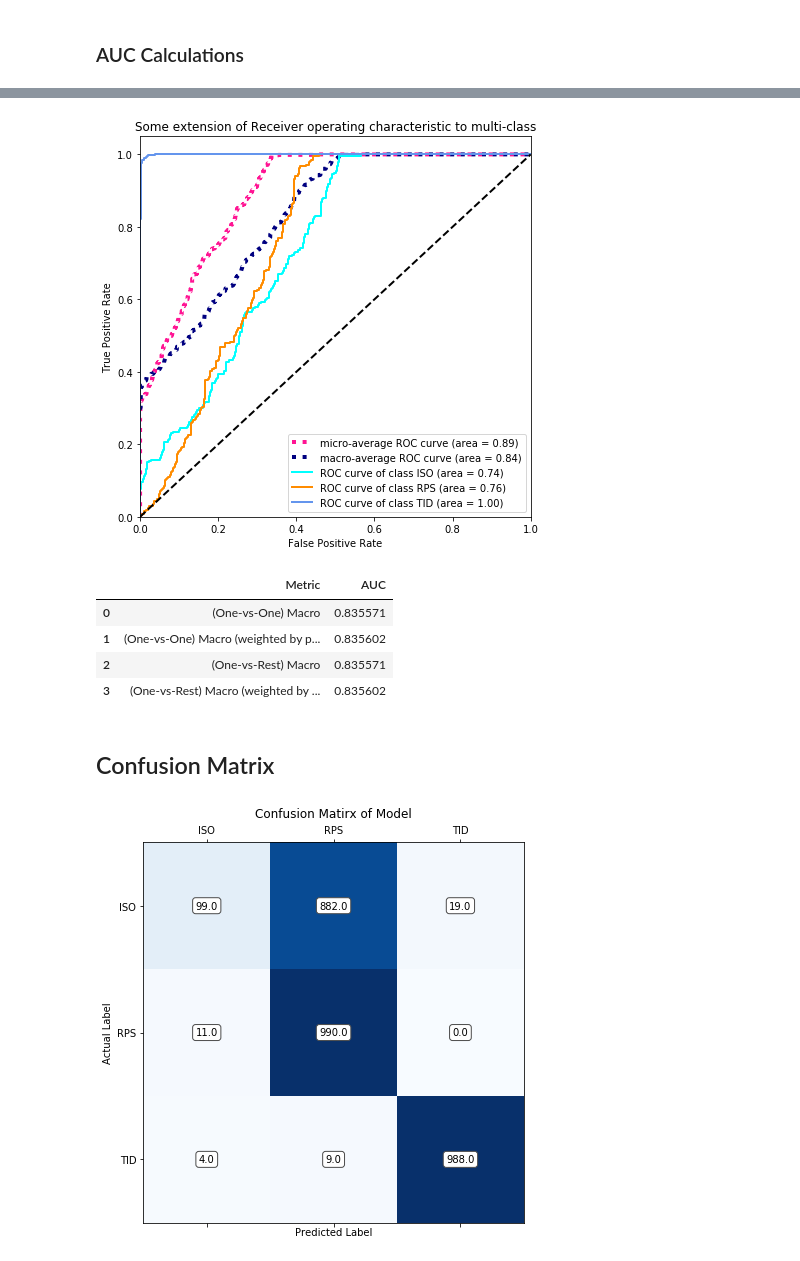
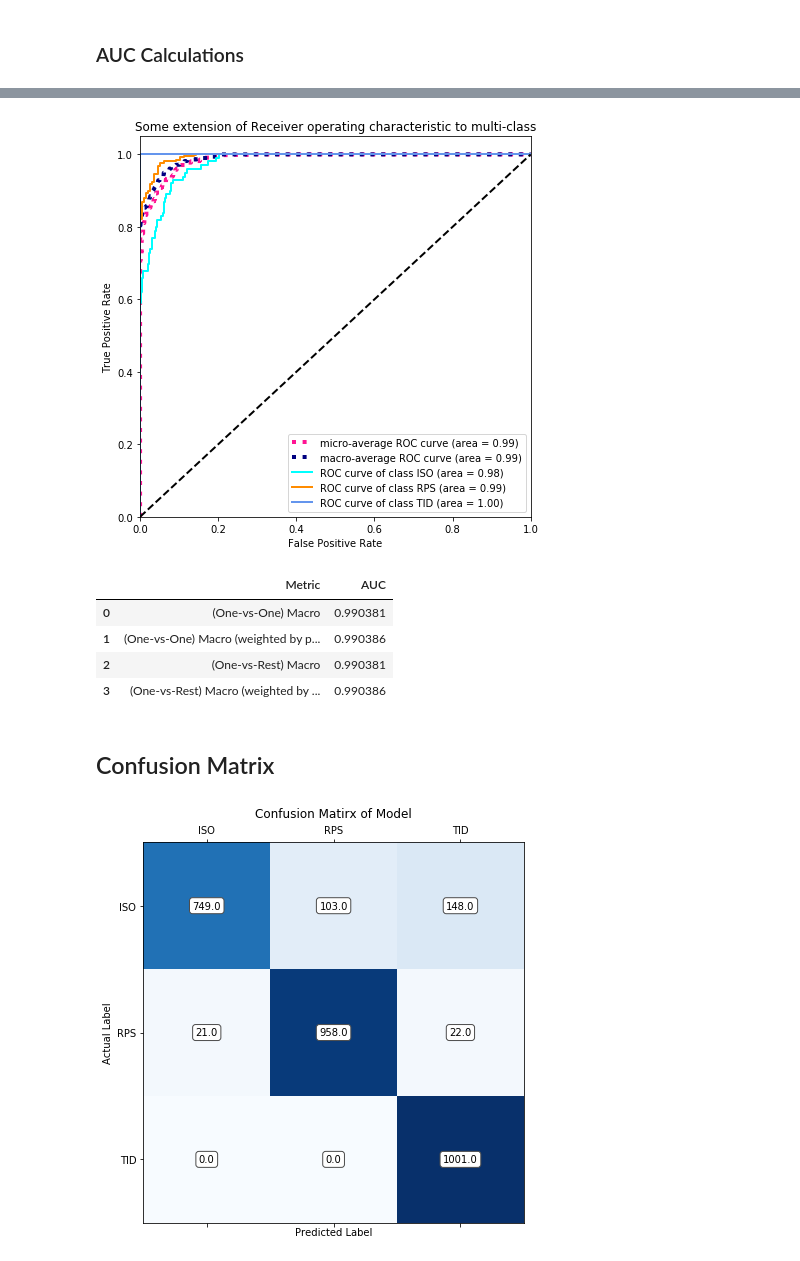
Before and after one commit to asafsilman/GalaxyEnvironmentAnalysis, a Jupyter notebook: notebooks/eda/1.1-AS-model-evaulation.ipynb, the cells around one changed output, grey strips where cells are left out. Saved outputs shown, nothing was run; the diff lists cells and outputs as text; code cells hidden in the pictures.

```diff
--- a/notebooks/eda/1.1-AS-model-evaulation.ipynb
+++ b/notebooks/eda/1.1-AS-model-evaulation.ipynb
@@ -29,6 +29,6 @@ def load_model(model_name: str, model_directory: Path):
 
     return loaded_model
 # %%
-config = load_config("../../config/1.0-2_channel_star_star_velocity.yml")
+config = load_config("../../config/1.0-TID-RPS-ISO-m3.yml")
 # %%
 model = load_model(config['model_name'], Path("../../models"))
@@ -37,7 +56,8 @@ data_processed_path = Path(config.get('data_processed_path', 'data/processed'))
 # data_processed_path = Path(config.get('data_processed_path', 'data/processed')) / 'TID-RPS-ISO-m3'
 
 
-test_data_set = load_data_set(config, Path("../..")/data_processed_path/'test')
+# test_data_set = load_data_set(config, Path("../..")/data_processed_path/'test')
+test_data_set = load_data_set(config, Path("../..")/'data/interim')
 # %%
 predict = []
 correct = []
@@ -50,7 +70,9 @@ classes_count = [0] * n_classes
 # %%
 SAMPLES_PER_CLASS = 1000
 
-for image, label in test_data_set.take(500):
+tid_image = []
+
+for image, label in test_data_set.take(1000):
     predictions = model.predict(image)
 
     for i in range(predictions.shape[0]):
@@ -71,8 +93,10 @@ for image, label in test_data_set.take(500):
 
 
         if all(map(lambda x: x >=SAMPLES_PER_CLASS, classes_count)):
+        # if sum(classes_count) >= SAMPLES_PER_CLASS:
             break
     if all(map(lambda x: x >=SAMPLES_PER_CLASS, classes_count)):
+    # if sum(classes_count) >= SAMPLES_PER_CLASS:
             break
 # %% [markdown]
 ### AUC Calculations
@@ -158,7 +182,7 @@ plt.title('Some extension of Receiver operating characteristic to multi-class')
 plt.legend(loc="lower right")
 plt.show()
 # %% [output]
-[figure, old version]
+[figure, new version]
 # %%
 macro_roc_auc_ovo = roc_auc_score(correct_history, prediction_history, multi_class="ovo",
                                   average="macro")
@@ -185,37 +209,37 @@ data = [
 pd.DataFrame(data, columns=["Metric", "AUC"])
 # %% [output]
 |  | Metric | AUC |
-| 0 | (One-vs-One) Macro | 0.835571 |
-| 1 | (One-vs-One) Macro (weighted by p... | 0.835602 |
-| 2 | (One-vs-Rest) Macro | 0.835571 |
-| 3 | (One-vs-Rest) Macro (weighted by ... | 0.835602 |
+| 0 | (One-vs-One) Macro | 0.990381 |
+| 1 | (One-vs-One) Macro (weighted by p... | 0.990386 |
+| 2 | (One-vs-Rest) Macro | 0.990381 |
+| 3 | (One-vs-Rest) Macro (weighted by ... | 0.990386 |
 # %% [markdown]
 ## Confusion Matrix
 # %%
-conf_mtrx = confusion_matrix(correct, predict)
 labels = sorted(config.get('data_labels', {}).values())
+conf_mtrx = confusion_matrix(correct, predict, [i for i in range(n_classes)])
 
 fig, ax = plt.subplots(figsize=(7, 7))
 
 # Using matshow here just because it sets the ticks up nicely. imshow is faster.
 ax.matshow(conf_mtrx, cmap="Blues")
 
 for (i, j), z in np.ndenumerate(conf_mtrx):
     ax.text(
         j,i,
         '{:0.1f}'.format(z),
         ha='center',
         va='center',
         bbox=dict(boxstyle='round', facecolor='white', edgecolor='0.3'))
 
 ax.set_xticklabels(['']+labels)
 ax.set_yticklabels(['']+labels)
 ax.set_xlabel("Predicted Label")
 ax.set_ylabel("Actual Label")
 
 
 plt.title("Confusion Matirx of Model")
 
 plt.show()
 # %% [output]
-[figure, old version]
+[figure, new version]
```
Also changed, not shown: parts of 4 cells of this notebook, 31 other files.
